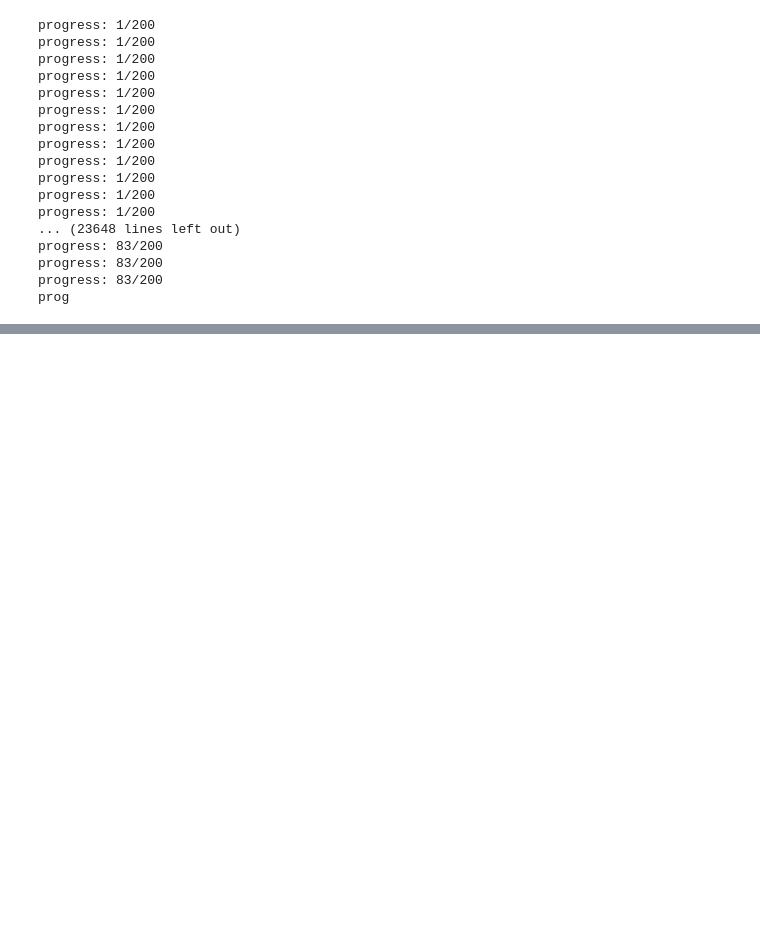
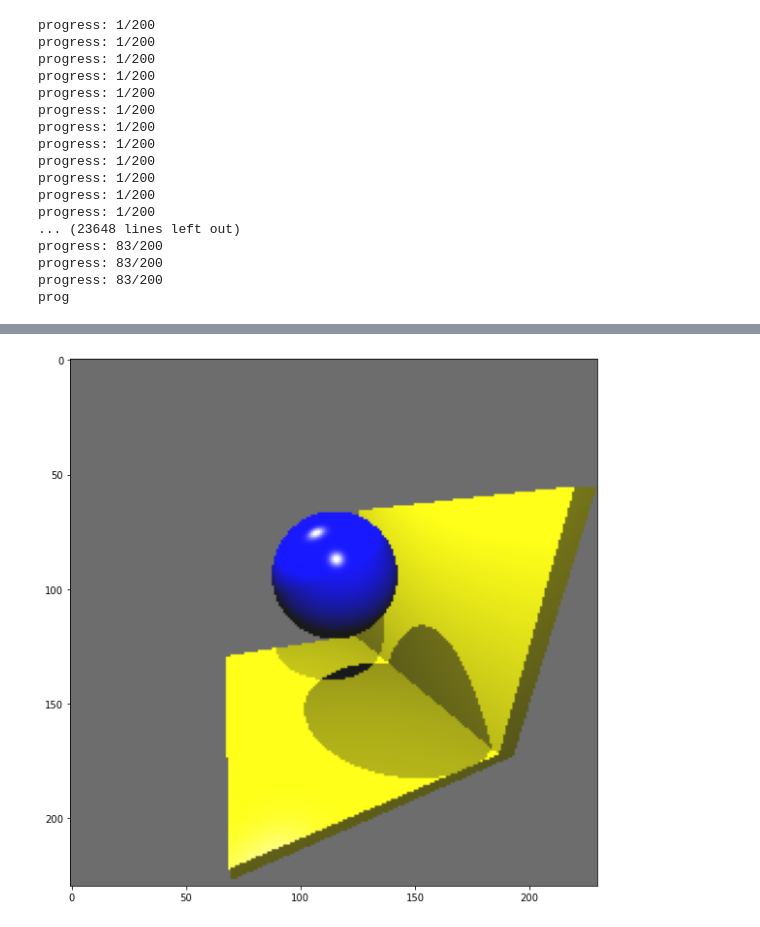
Before and after one commit to GabrielBoscoli/INF1761, a Jupyter notebook: RayTracing.ipynb, the cells around one changed output, grey strips where cells are left out. Saved outputs shown, nothing was run; the diff lists cells and outputs as text; code cells hidden in the pictures; blank space fills up the shorter version.

```diff
--- a/RayTracing.ipynb
+++ b/RayTracing.ipynb
@@ -169,14 +169,11 @@ class Esfera(Objeto):
         c = np.dot(origem - self.centro, origem - self.centro) - self.raio * self.raio
         delta = b * b - 4 * a * c
         #if delta >= epsilon:
-        if delta > epsilon:
-            sqrt_delta = math.sqrt(delta)
-            t1 = (-b - sqrt_delta) / (2 * a)
-            t2 = (-b + sqrt_delta) / (2 * a)
-            ti = min(t1, t2)
-            ponto = origem + direcao * ti
-            self.normal_ultima_intersecao = normalize(ponto - self.centro)
-            return ti
+        if delta >= 0:
+            t = min((- b - math.sqrt(delta)) / (2 * a), (- b + math.sqrt(delta)) / (2 * a))
+            if t > 1:
+                intersecao = origem + direcao * t
+                return t
         return None
 
     def normal(self, ponto):
@@ -400,0 +444,10 @@ plt.show()
+# %%
+cor_de_fundo = novo(0.428, 0.428, 0.428)
+scene = Scene(camera, objects, lights, luzAmbiente, cor_de_fundo)
+# %%
+image = scene.render()
+plt.figure(figsize=(10, 10))
+plt.imshow(image)
+plt.show()
+# %% [output]
+[figure, added]
```
Also changed, not shown: parts of 26 cells of this notebook.
